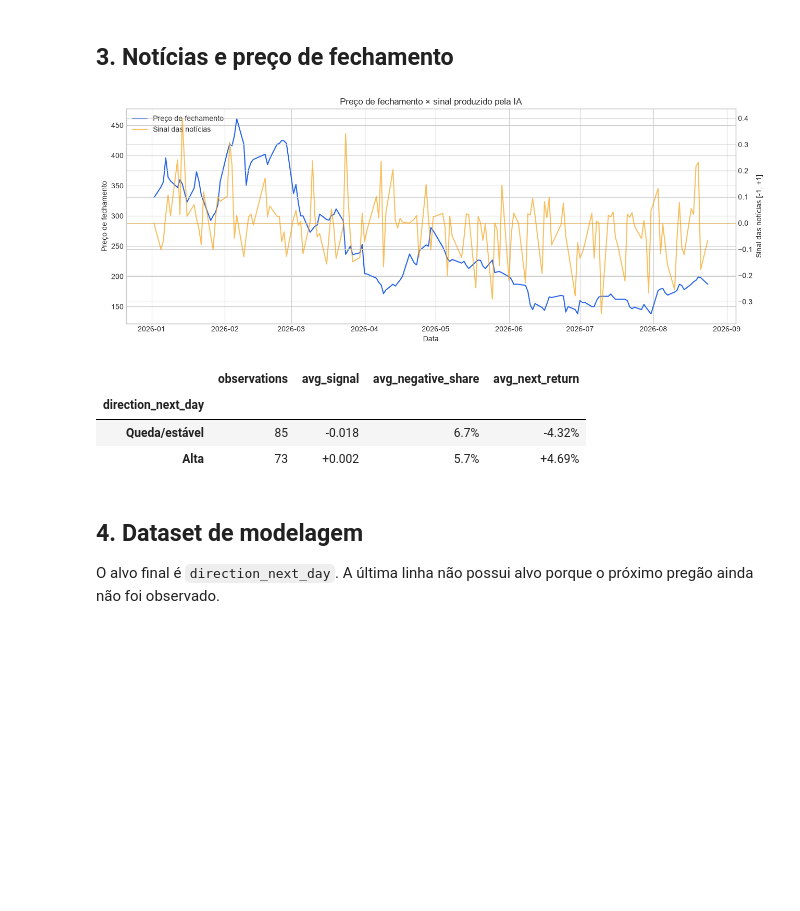
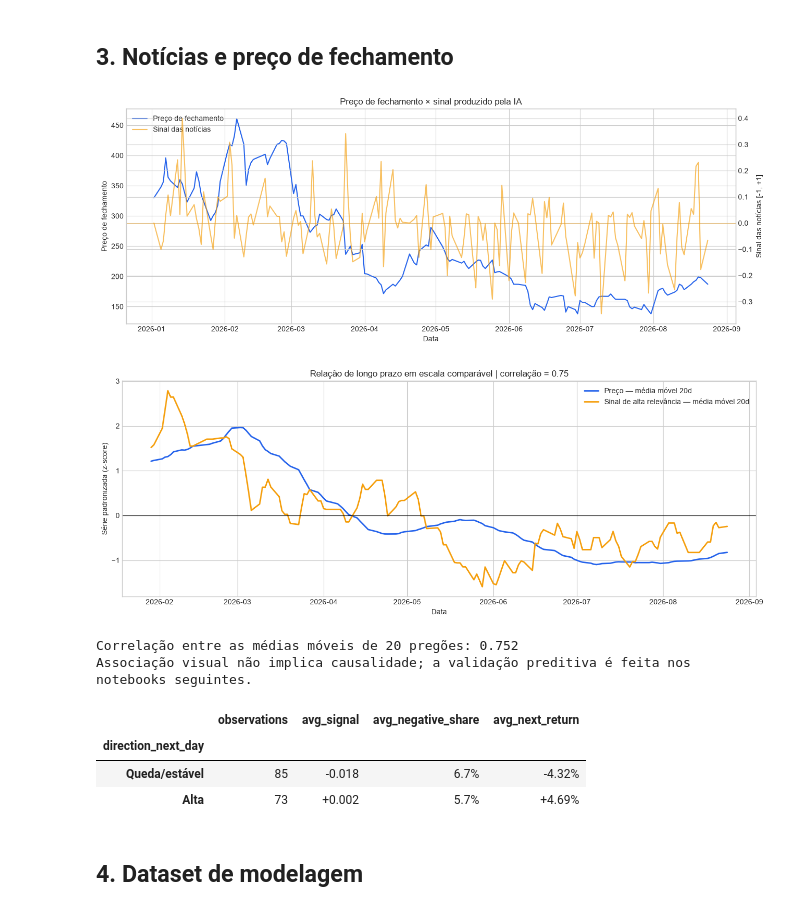
Before and after one commit to Hudson-Borgo/Can-AI-listen-to-the-market-, a Jupyter notebook: notebooks/02_market_news_eda.ipynb, the cells around one changed output. Drawn from its saved outputs; the diff is of its cells as text; code cells hidden in the pictures; blank space fills up the shorter version.

```diff
--- a/notebooks/02_market_news_eda.ipynb
+++ b/notebooks/02_market_news_eda.ipynb
@@ -95,17 +117,36 @@ df['close_next_day'] = df['preco_fecho'].shift(-1)
 # %%
 fig, ax_price = plt.subplots(figsize=(13, 5))
 ax_price.plot(df['date'], df['preco_fecho'], color='#2563eb', label='Preço de fechamento')
 ax_price.set(xlabel='Data', ylabel='Preço de fechamento')
 ax_signal = ax_price.twinx()
 ax_signal.plot(df['date'], df['signal'], color='#f59e0b', alpha=.65, label='Sinal das notícias')
 ax_signal.axhline(0, color='#f59e0b', linewidth=.7, alpha=.5)
 ax_signal.set_ylabel('Sinal das notícias [-1, +1]')
 lines = ax_price.get_lines() + ax_signal.get_lines()[:1]
 ax_price.legend(lines, [line.get_label() for line in lines], loc='upper left')
 ax_price.set_title('Preço de fechamento × sinal produzido pela IA')
 plt.tight_layout(); plt.show()
+
+# A série diária é ruidosa. Médias móveis de 20 pregões destacam a relação de longo prazo.
+LONG_WINDOW = 20
+price_long = df['preco_fecho'].rolling(LONG_WINDOW).mean()
+news_long = df['high_relevance_signal'].rolling(LONG_WINDOW).mean()
+price_long_z = (price_long - price_long.mean()) / price_long.std()
+news_long_z = (news_long - news_long.mean()) / news_long.std()
+long_term_correlation = price_long.corr(news_long)
+fig, ax = plt.subplots(figsize=(13, 5))
+ax.plot(df['date'], price_long_z, color='#2563eb', linewidth=2, label='Preço — média móvel 20d')
+ax.plot(df['date'], news_long_z, color='#f59e0b', linewidth=2, label='Sinal de alta relevância — média móvel 20d')
+ax.axhline(0, color='black', linewidth=.8)
+ax.set(title=f'Relação de longo prazo em escala comparável | correlação = {long_term_correlation:.2f}', xlabel='Data', ylabel='Série padronizada (z-score)')
+ax.legend(); plt.tight_layout(); plt.show()
+print(f'Correlação entre as médias móveis de {LONG_WINDOW} pregões: {long_term_correlation:.3f}')
+print('Associação visual não implica causalidade; a validação preditiva é feita nos notebooks seguintes.')
 # %% [output]
 [figure]
+[figure, added]
+Correlação entre as médias móveis de 20 pregões: 0.752
+Associação visual não implica causalidade; a validação preditiva é feita nos notebooks seguintes.
 # %%
 analysis_df = df.dropna(subset=['return_next_day']).copy()
 direction_summary = analysis_df.groupby('direction_next_day').agg(
@@ -120,7 +161,6 @@ display(direction_summary.style.format({'avg_signal': '{:+.3f}', 'avg_negative_s
 | Alta | 73 | +0.002 | 5.7% | +4.69% |
 # %% [markdown]
 ## 4. Dataset de modelagem
-O alvo final é `direction_next_day`. A última linha não possui alvo porque o próximo pregão ainda não foi observado.
 # %%
 OUTPUT_PATH.parent.mkdir(parents=True, exist_ok=True)
 df.to_csv(OUTPUT_PATH, index=False)
```
Also changed, not shown: parts of 4 cells of this notebook, 6 other files.
